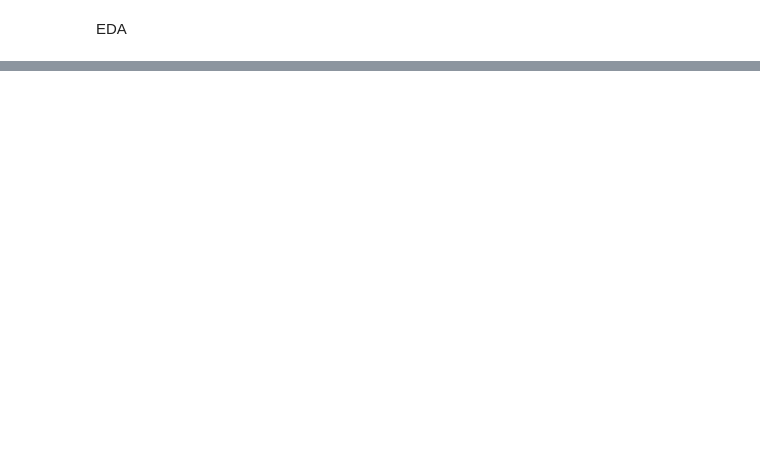
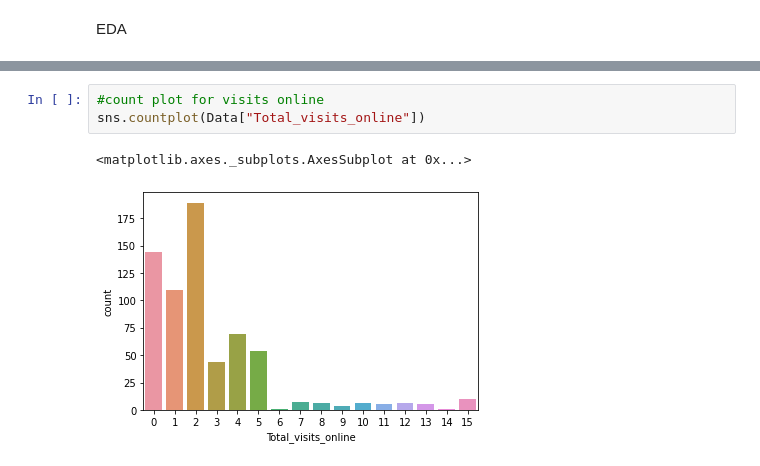
Before and after one commit to GreatLearningAIML1/gl-pgp-aiml-uta-intl-mar20-veenaneshwari, a Jupyter notebook: July11/CreditCardCustomerData.ipynb, the cells around one changed output, grey strips where cells are left out. Drawn from its saved outputs; the diff is of its cells as text; blank space fills up the shorter version.

```diff
--- a/July11/CreditCardCustomerData.ipynb
+++ b/July11/CreditCardCustomerData.ipynb
@@ -98,0 +114,6 @@ sns.distplot(Data["Avg_Credit_Limit"])
+# %%
+#count plot for visits online
+sns.countplot(Data["Total_visits_online"])
+# %% [output]
+<matplotlib.axes._subplots.AxesSubplot at 0x...>
+[figure, added]
```
Also changed, not shown: parts of 25 cells of this notebook, 1 other file.
